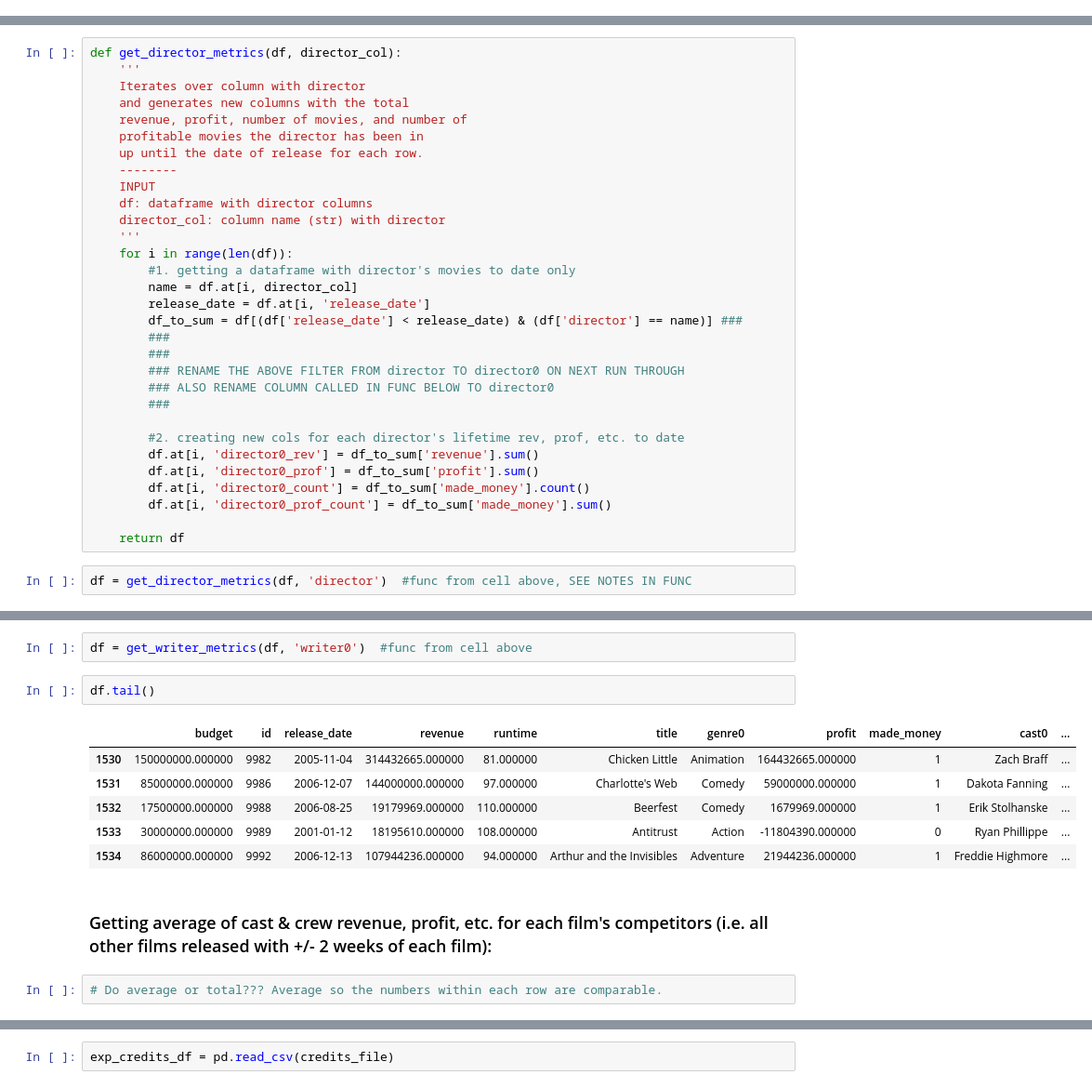
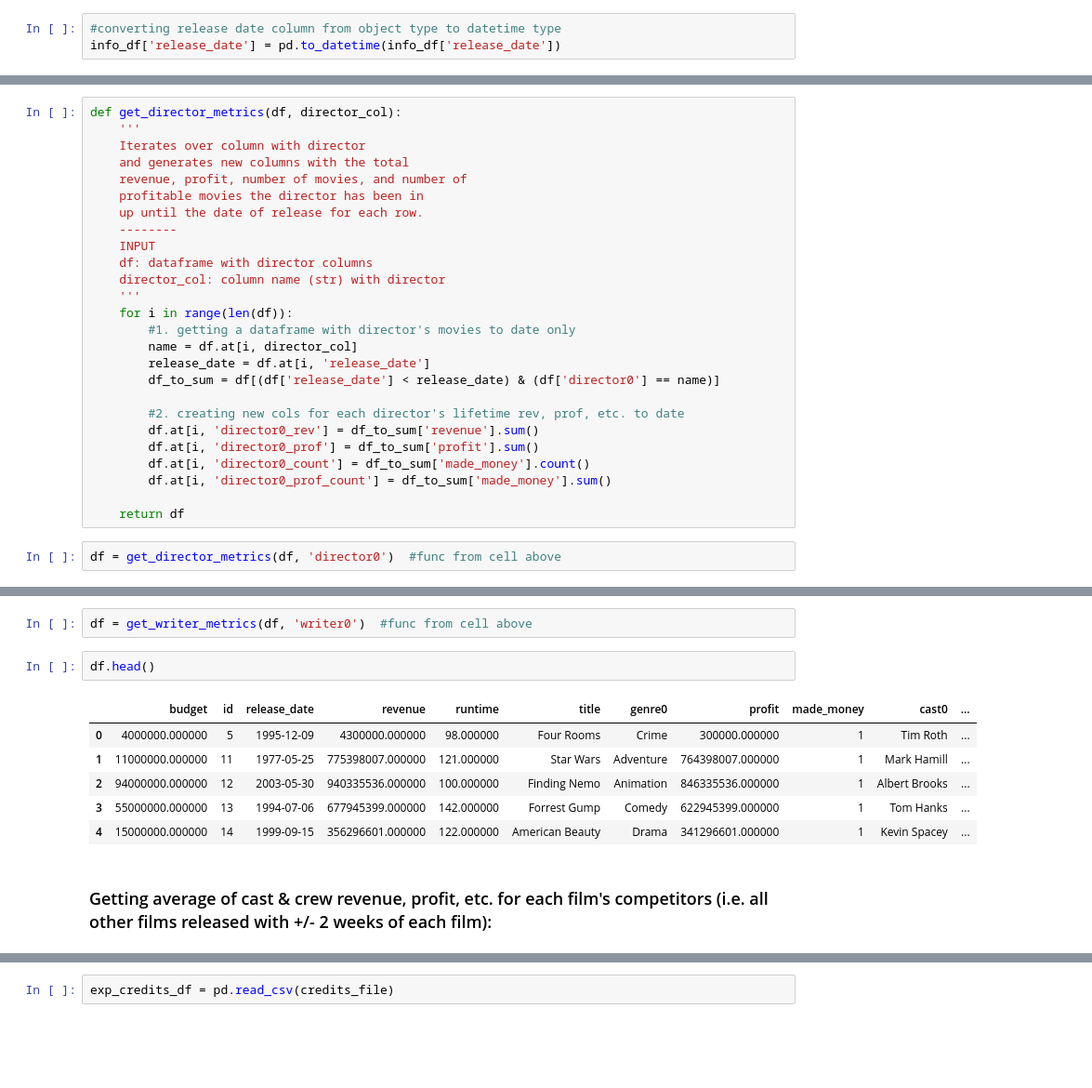
Before and after one commit to ryanlrappa/film-profit-prediction, a Jupyter notebook: jupyter_notebooks/3_data_cleaning.ipynb, the cells around one changed output, grey strips where cells are left out. Shown at 93% size. Saved outputs shown, nothing was run; the diff lists cells and outputs as text; blank space fills up the shorter version.

```diff
--- a/jupyter_notebooks/3_data_cleaning.ipynb
+++ b/jupyter_notebooks/3_data_cleaning.ipynb
@@ -98,5 +98,8 @@ info_df['profit'] = info_df['revenue'] - info_df['budget']
 # %%
 info_df['made_money'] = info_df['profit'] > 0
 info_df['made_money'] = info_df['made_money'].astype('int')
+# %%
+#converting release date column from object type to datetime type
+info_df['release_date'] = pd.to_datetime(info_df['release_date'])
 # %%
 # print(info_df.info())
@@ -366,12 +363,7 @@ def get_director_metrics(df, director_col):
         #1. getting a dataframe with director's movies to date only
         name = df.at[i, director_col]
         release_date = df.at[i, 'release_date']
-        df_to_sum = df[(df['release_date'] < release_date) & (df['director'] == name)] ###
-        ###
-        ###
-        ### RENAME THE ABOVE FILTER FROM director TO director0 ON NEXT RUN THROUGH
-        ### ALSO RENAME COLUMN CALLED IN FUNC BELOW TO director0
-        ###
+        df_to_sum = df[(df['release_date'] < release_date) & (df['director0'] == name)]
 
         #2. creating new cols for each director's lifetime rev, prof, etc. to date
         df.at[i, 'director0_rev'] = df_to_sum['revenue'].sum()
@@ -381,7 +373,7 @@ def get_director_metrics(df, director_col):
 
     return df
 # %%
-df = get_director_metrics(df, 'director')  #func from cell above, SEE NOTES IN FUNC
+df = get_director_metrics(df, 'director0')  #func from cell above
 # %%
 def get_writer_metrics(df, writer_col):
     '''
@@ -411,15 +403,13 @@ def get_writer_metrics(df, writer_col):
 # %%
 df = get_writer_metrics(df, 'writer0')  #func from cell above
 # %%
-df.tail()
+df.head()
 # %% [output]
 |  | budget | id | release_date | revenue | runtime | title | genre0 | profit | made_money | cast0 | ... |
-| 1530 | 150000000.000000 | 9982 | 2005-11-04 | 314432665.000000 | 81.000000 | Chicken Little | Animation | 164432665.000000 | 1 | Zach Braff | ... |
-| 1531 | 85000000.000000 | 9986 | 2006-12-07 | 144000000.000000 | 97.000000 | Charlotte's Web | Comedy | 59000000.000000 | 1 | Dakota Fanning | ... |
-| 1532 | 17500000.000000 | 9988 | 2006-08-25 | 19179969.000000 | 110.000000 | Beerfest | Comedy | 1679969.000000 | 1 | Erik Stolhanske | ... |
-| 1533 | 30000000.000000 | 9989 | 2001-01-12 | 18195610.000000 | 108.000000 | Antitrust | Action | -11804390.000000 | 0 | Ryan Phillippe | ... |
-| 1534 | 86000000.000000 | 9992 | 2006-12-13 | 107944236.000000 | 94.000000 | Arthur and the Invisibles | Adventure | 21944236.000000 | 1 | Freddie Highmore | ... |
+| 0 | 4000000.000000 | 5 | 1995-12-09 | 4300000.000000 | 98.000000 | Four Rooms | Crime | 300000.000000 | 1 | Tim Roth | ... |
+| 1 | 11000000.000000 | 11 | 1977-05-25 | 775398007.000000 | 121.000000 | Star Wars | Adventure | 764398007.000000 | 1 | Mark Hamill | ... |
+| 2 | 94000000.000000 | 12 | 2003-05-30 | 940335536.000000 | 100.000000 | Finding Nemo | Animation | 846335536.000000 | 1 | Albert Brooks | ... |
+| 3 | 55000000.000000 | 13 | 1994-07-06 | 677945399.000000 | 142.000000 | Forrest Gump | Comedy | 622945399.000000 | 1 | Tom Hanks | ... |
+| 4 | 15000000.000000 | 14 | 1999-09-15 | 356296601.000000 | 122.000000 | American Beauty | Drama | 341296601.000000 | 1 | Kevin Spacey | ... |
 # %% [markdown]
 ### Getting average of cast & crew revenue, profit, etc. for each film's competitors (i.e. all other films released with +/- 2 weeks of each film):
-# %%
-# Do average or total??? Average so the numbers within each row are comparable.
```
Also changed, not shown: parts of 16 cells of this notebook.
